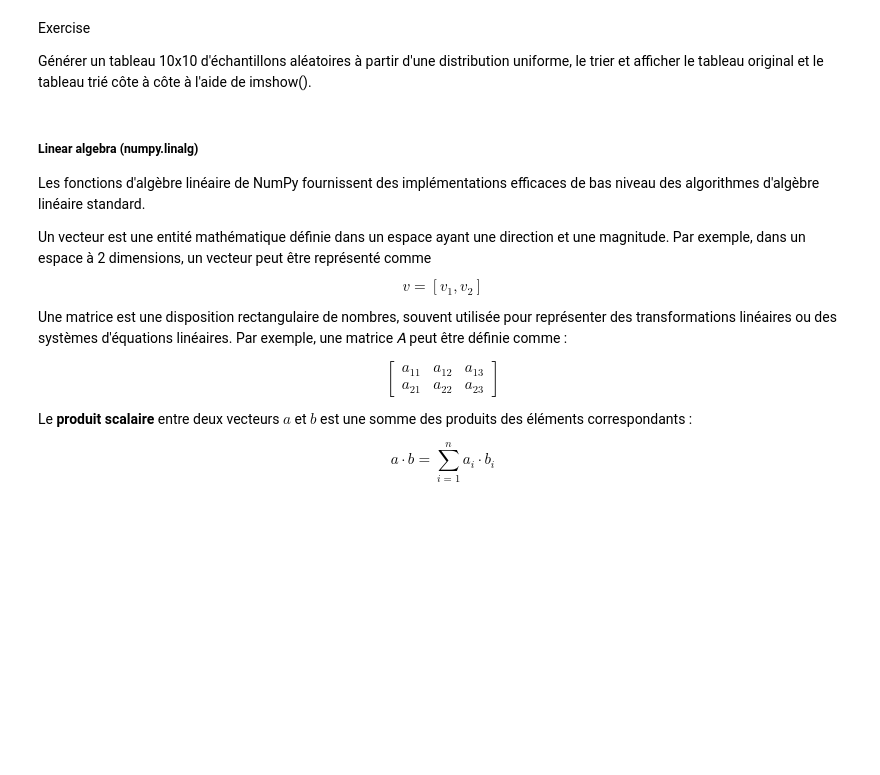
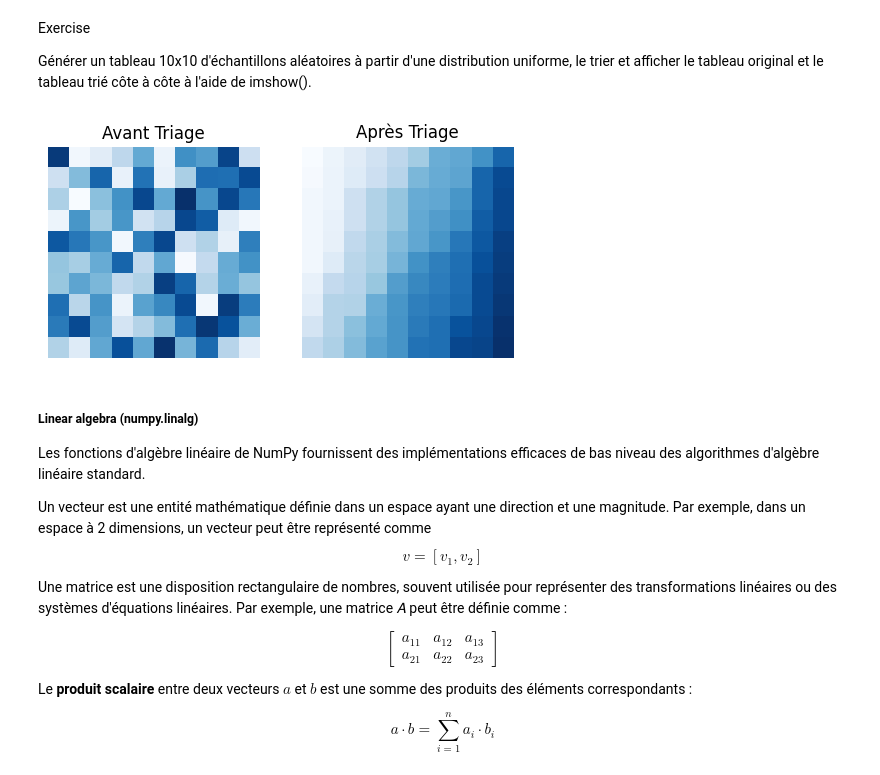
Before and after one commit to mrgeooo14/nomades_to_submit, a Jupyter notebook: DS_day2_numpy.ipynb, the cells around one changed output. Saved outputs shown, nothing was run; the diff lists cells and outputs as text; code cells hidden in the pictures; blank space fills up the shorter version.

```diff
--- a/DS_day2_numpy.ipynb
+++ b/DS_day2_numpy.ipynb
@@ -154,6 +178,22 @@ array([ 9, 11, 24, 18, 48, 52, 49, 52, 57, 60, 65, 70, 72, 83, 92])
 Exercise
 
 Générer un tableau 10x10 d'échantillons aléatoires à partir d'une distribution uniforme, le trier et afficher le tableau original et le tableau trié côte à côte à l'aide de imshow().
+# %%
+t = np.random.randint(0,100,size=(10,10))
+
+t_sorted = np.sort(t, axis=1)
+t_sorted = np.sort(t_sorted, axis=0)
+
+fig, axes = plt.subplots(1,2, figsize = (6,3))
+axes[0].imshow(t, cmap='Blues', interpolation='nearest')
+axes[0].set_title("Avant Triage")
+axes[0].axis('off')
+axes[1].imshow(t_sorted, cmap='Blues', interpolation='nearest')
+axes[1].set_title("Après Triage")
+axes[1].axis('off')
+plt.show()
+# %% [output]
+[figure, added]
 # %% [markdown]
 ##### Linear algebra (numpy.linalg)
 
```
Also changed, not shown: parts of 10 cells of this notebook.
